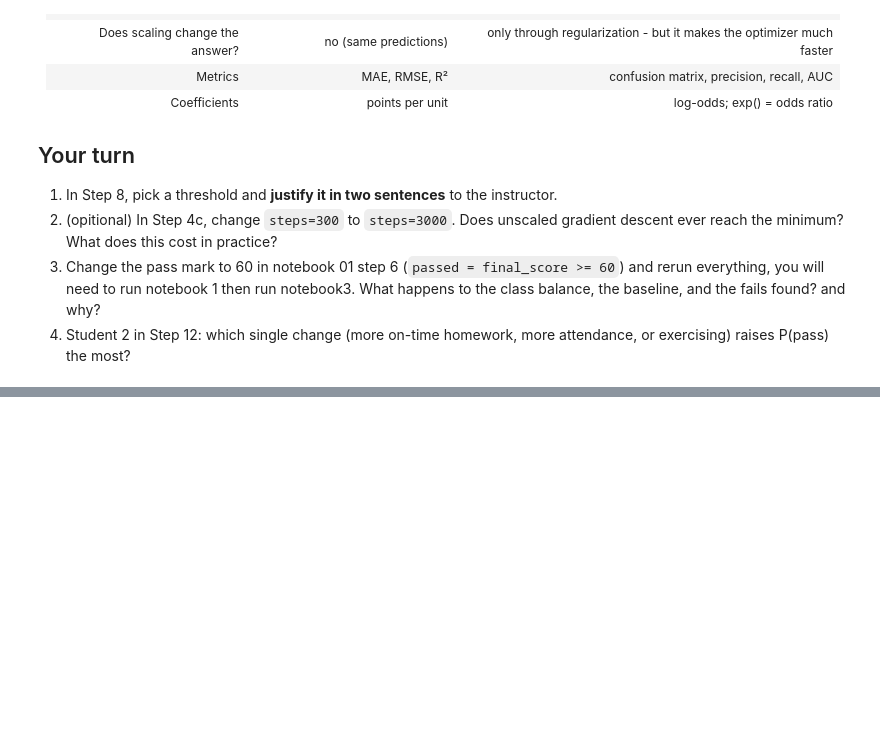
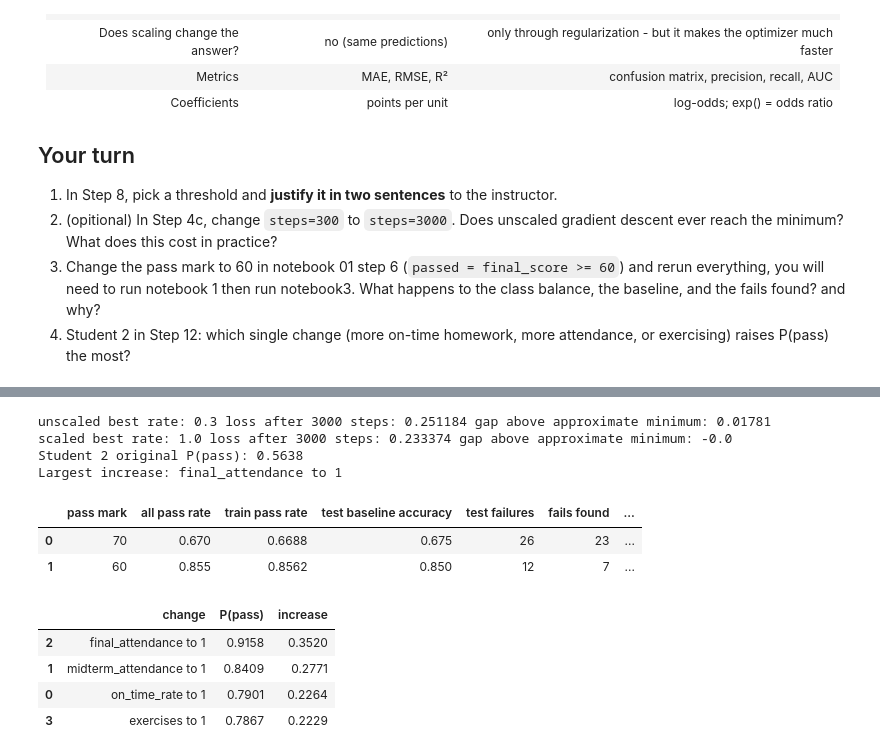
Before and after one commit to aaurshikiran18/Student-Score-Lab, a Jupyter notebook: notebooks/03_logistic_regression.ipynb, the cells around one changed output, grey strips where cells are left out. Saved outputs shown, nothing was run; the diff lists cells and outputs as text; code cells hidden in the pictures; blank space fills up the shorter version.

```diff
--- a/notebooks/03_logistic_regression.ipynb
+++ b/notebooks/03_logistic_regression.ipynb
@@ -333,0 +469,64 @@ summary("L")
+# %%
+for name, X in [("unscaled", X_raw), ("scaled", X_std)]:
+    trials = {rate: gd_logistic(X, y_tr, rate, steps=3000) for rate in [0.01, 0.03, 0.1, 0.3, 1.0, 3.0]}
+    rate = min(trials, key=lambda r: trials[r][-1])
+    print(name, "best rate:", rate, "loss after 3000 steps:", round(trials[rate][-1], 6), "gap above approximate minimum:", round(trials[rate][-1] - optimum, 6))
+
+from sklearn.model_selection import train_test_split
+from sklearn.preprocessing import StandardScaler
+combined = pd.concat([train_raw, pd.read_csv(DATA / "test_processed.csv")], ignore_index=True)
+# Recover unknown exercise/attendance values from the original data, before filling.
+# Other cleaned features are deterministic and can be reused from the processed rows.
+original = pd.read_csv(DATA / "ai100_students_raw.csv").drop_duplicates().set_index("student_id")
+for col in ["midterm_attendance", "final_attendance"]:
+    attendance = original[col].str.replace("%", "", regex=False).astype(float) / 100
+    attendance = attendance.where(attendance.between(0, 1))
+    combined[col] = combined["student_id"].map(attendance)
+exercise = original["exercises"].str.strip().str.lower().map({"yes":1, "y":1, "no":0, "n":0})
+combined["exercises"] = combined["student_id"].map(exercise)
+# Restore original order before the reproducible train/test split.
+combined = combined.set_index("student_id").loc[original.index].reset_index()
+cutoff_rows = []
+for cutoff in [70, 60]:
+    labels = (combined["final_score"] >= cutoff).astype(int)
+    a, b = train_test_split(np.arange(len(combined)), test_size=0.2, random_state=42, stratify=labels)
+    tr, te = combined.iloc[a][FEATURES], combined.iloc[b][FEATURES]
+    medians = tr.median()
+    scale = StandardScaler().fit(tr.fillna(medians))
+    model = LogisticRegression().fit(scale.transform(tr.fillna(medians)), labels.iloc[a])
+    predictions = model.predict(scale.transform(te.fillna(medians)))
+    actual = labels.iloc[b].to_numpy()
+    failures = actual == 0
+    caught = ((predictions == 0) & failures).sum()
+    cutoff_rows.append({"pass mark":cutoff, "all pass rate":labels.mean(), "train pass rate":labels.iloc[a].mean(),
+                        "test baseline accuracy":actual.mean(), "test failures":failures.sum(), "fails found":caught,
+                        "fraction of fails found":caught/failures.sum(), "model accuracy":accuracy_score(actual,predictions)})
+display(pd.DataFrame(cutoff_rows).round(4))
+
+student2 = new_students.iloc[[1]][FEATURES].copy()
+def probability(student):
+    return logit.predict_proba(pd.DataFrame(scaler.transform(student), columns=FEATURES))[:, 1][0]
+base_probability = probability(student2)
+changes = []
+for feature in ["on_time_rate", "midterm_attendance", "final_attendance", "exercises"]:
+    changed = student2.copy()
+    changed[feature] = 1
+    new_probability = probability(changed)
+    changes.append({"change":feature + " to 1", "P(pass)":new_probability, "increase":new_probability-base_probability})
+probability_changes = pd.DataFrame(changes).sort_values("increase", ascending=False)
+print("Student 2 original P(pass):", round(base_probability, 4))
+display(probability_changes.round(4))
+print("Largest increase:", probability_changes.iloc[0]["change"])
+# %% [output]
+unscaled best rate: 0.3 loss after 3000 steps: 0.251184 gap above approximate minimum: 0.01781
+scaled best rate: 1.0 loss after 3000 steps: 0.233374 gap above approximate minimum: -0.0
+Student 2 original P(pass): 0.5638
+Largest increase: final_attendance to 1
+|  | pass mark | all pass rate | train pass rate | test baseline accuracy | test failures | fails found | ... |
+| 0 | 70 | 0.670 | 0.6688 | 0.675 | 26 | 23 | ... |
+| 1 | 60 | 0.855 | 0.8562 | 0.850 | 12 | 7 | ... |
+|  | change | P(pass) | increase |
+| 2 | final_attendance to 1 | 0.9158 | 0.3520 |
+| 1 | midterm_attendance to 1 | 0.8409 | 0.2771 |
+| 0 | on_time_rate to 1 | 0.7901 | 0.2264 |
+| 3 | exercises to 1 | 0.7867 | 0.2229 |
```
Also changed, not shown: parts of 26 cells of this notebook, 7 other files.
